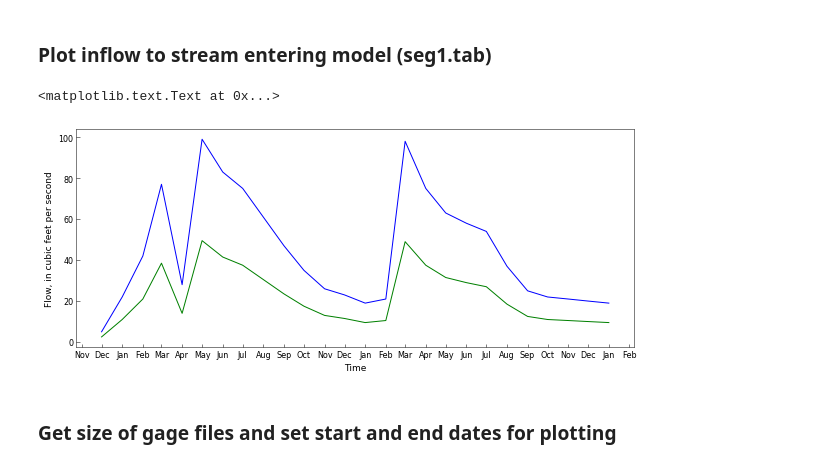
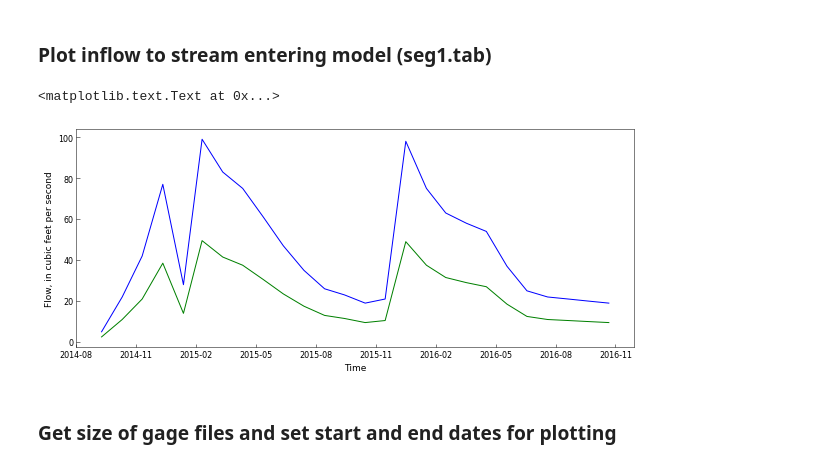
Before and after one commit to rniswon/mfnwt, a Jupyter notebook: Examples/AgWaterUse/Agwater1/notebook/Ag_ETdemand.ipynb, the cells around one changed output. Drawn from its saved outputs; the diff is of its cells as text; code cells hidden in the pictures.

```diff
--- a/Examples/AgWaterUse/Agwater1/notebook/Ag_ETdemand.ipynb
+++ b/Examples/AgWaterUse/Agwater1/notebook/Ag_ETdemand.ipynb
@@ -56,26 +56,28 @@ fname.close()
 # %%
 # set list of months
 nummonths = num_lines
 date_list = list()
 for i in range(0, nummonths):
-    date_list.append(datetime.date(1990, 12, 1)+relativedelta(months=i))
+    date_list.append(datetime.date(2014, 10, 1)+relativedelta(months=i))
 
 # plot inflows
 locator = mdates.MonthLocator()  # every month
 # Specify the format - %b gives us Jan, Feb...
-fmt = mdates.DateFormatter('%b')
+fmt = mdates.DateFormatter('%Y-%m')
 fig, ax = plt.subplots(1, 1, figsize=(10, 4))
 x = plt.gca().xaxis
 x.set_major_locator(locator)
 # Specify formatter
 x.set_major_formatter(fmt)
 ax.plot(date_list,seg1_high,color='b', linewidth=1.0)
 ax.plot(date_list,seg1_low,color='g', linewidth=1.0)
+start, end = ax.get_xlim()
+ax.xaxis.set_ticks(np.arange(start, end, 90.0))
 ax.set_ylabel('Flow, in cubic feet per second')
 ax.set_xlabel('Time')
 # %% [output]
 <matplotlib.text.Text at 0x...>
-[figure, old version]
+[figure, new version]
 # %% [markdown]
 ### Get size of gage files and set start and end dates for plotting
 # %%
```
Also changed, not shown: parts of 6 cells of this notebook, 3 other files.
